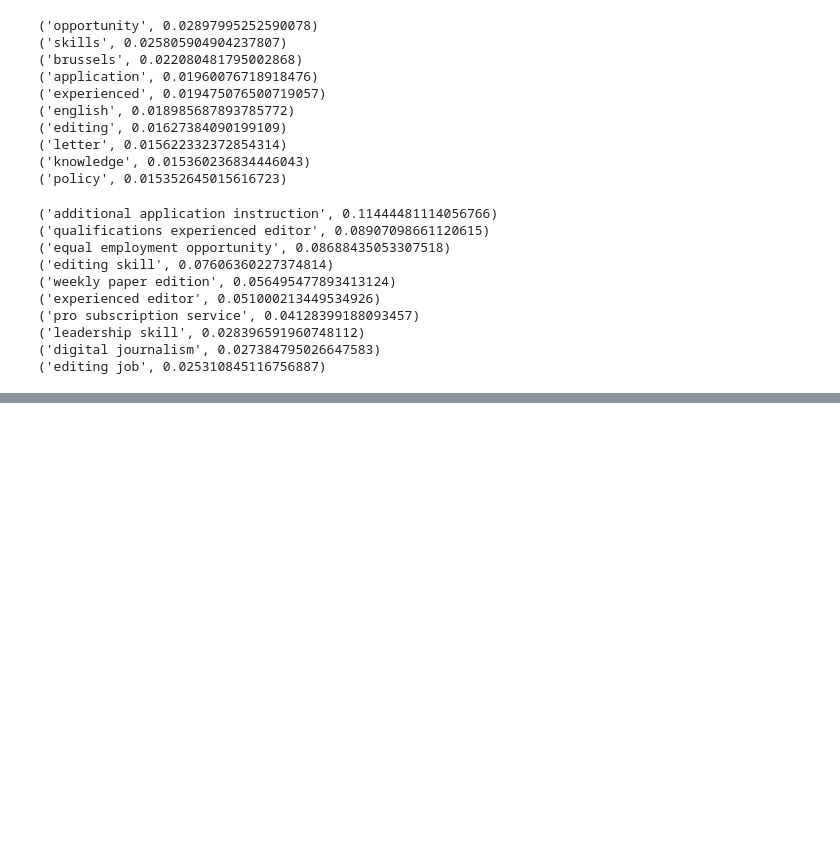
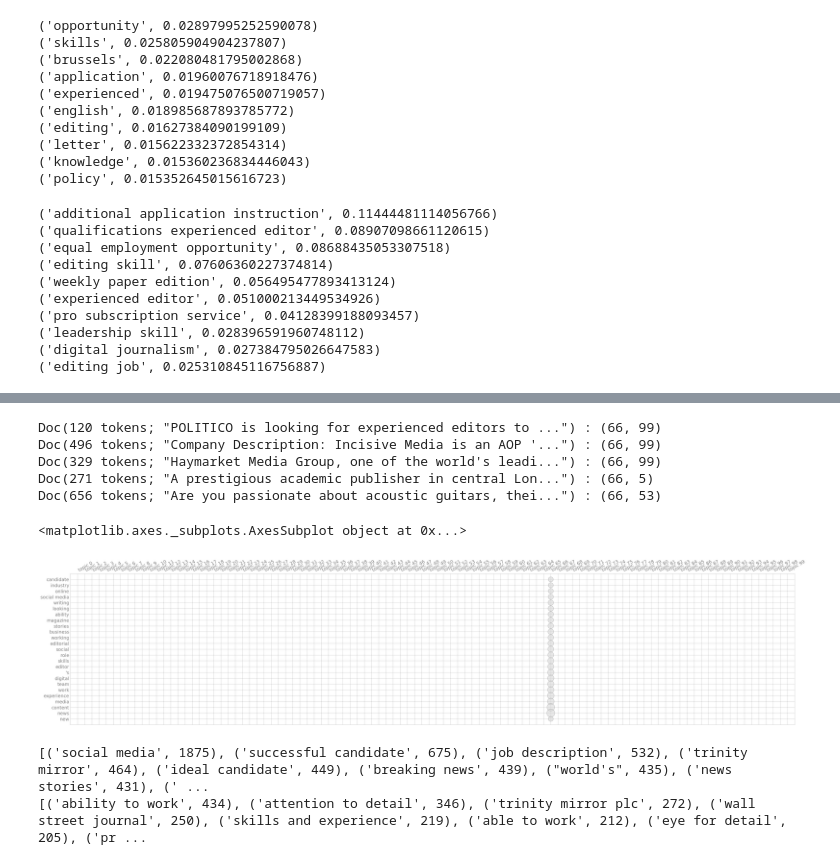
Before and after one commit to CompJCDF/curop-jobs, a Jupyter notebook: analysis/Journo Jobs Analysis.ipynb, the cells around one changed output, grey strips where cells are left out. Cells and saved outputs as stored; diff of their text form; code cells hidden in the pictures; blank space fills up the shorter version.

```diff
--- a/analysis/Journo Jobs Analysis.ipynb
+++ b/analysis/Journo Jobs Analysis.ipynb
@@ -803,0 +864,4 @@ Corpus(500 docs; 203269 tokens)
+# %%
+print(corpus)
+for doc in corpus:
+    print(doc)
@@ -813,0 +936,9 @@ print(terms_list)
+# %%
+specific_term_count = 0
+term = 'ptc'
+for doc in corpus:
+    specific_term_count += doc.text.lower().count(term)
+#     for sent in doc.sents:
+#         if term in sent.text.lower():
+#             print(sent)
+print(specific_term_count)
@@ -814,3 +972,9 @@ print(terms_list)
 # %%
+new_terms_list = (doc.to_terms_list(named_entities=False, as_strings=True, normalize='lower')
+                  for doc in corpus)
+
 vectorizer = textacy.vsm.Vectorizer(weighting='tfidf', normalize=True, smooth_idf=True, min_df=3, max_df=0.95, max_n_terms=1000000)
-doc_term_matrix = vectorizer.fit_transform(terms_list)
+doc_term_matrix = vectorizer.fit_transform(new_terms_list)
+# %%
+model = textacy.tm.TopicModel('lda', n_topics=100)
+model.fit(doc_term_matrix)
@@ -816,0 +1003,31 @@ doc_term_matrix = vectorizer.fit_transform(terms_list)
+# %%
+for doc_idx, topics in model.top_doc_topics(doc_topic_matrix, docs=range(5), top_n=2):
+    print(corpus[doc_idx], ':', topics)
+# %% [output]
+Doc(120 tokens; "POLITICO is looking for experienced editors to ...") : (66, 99)
+Doc(496 tokens; "Company Description: Incisive Media is an AOP '...") : (66, 99)
+Doc(329 tokens; "Haymarket Media Group, one of the world's leadi...") : (66, 99)
+Doc(271 tokens; "A prestigious academic publisher in central Lon...") : (66, 5)
+Doc(656 tokens; "Are you passionate about acoustic guitars, thei...") : (66, 53)
+# %%
+model.termite_plot(doc_term_matrix, vectorizer.id_to_term, topics=-1,  n_terms=25, sort_terms_by='seriation')
+# %% [output]
+<matplotlib.axes._subplots.AxesSubplot object at 0x...>
+[figure, added]
+# %%
+bigram_counter = Counter()
+trigram_counter = Counter()
+
+for doc in corpus:
+    bigrams = textacy.extract.ngrams(doc, 2)
+    for bigram in bigrams:
+        bigram_counter[bigram.text.lower()] += 1
+    trigrams = textacy.extract.ngrams(doc, 3)
+    for trigram in trigrams:
+        trigram_counter[trigram.text.lower()] += 1
+
+print(bigram_counter.most_common(40))
+print(trigram_counter.most_common(40))
+# %% [output]
+[('social media', 1875), ('successful candidate', 675), ('job description', 532), ('trinity mirror', 464), ('ideal candidate', 449), ('breaking news', 439), ("world's", 435), ('news stories', 431), (' ...
+[('ability to work', 434), ('attention to detail', 346), ('trinity mirror plc', 272), ('wall street journal', 250), ('skills and experience', 219), ('able to work', 212), ('eye for detail', 205), ('pr ...
```
Also changed, not shown: parts of 40 cells of this notebook.
